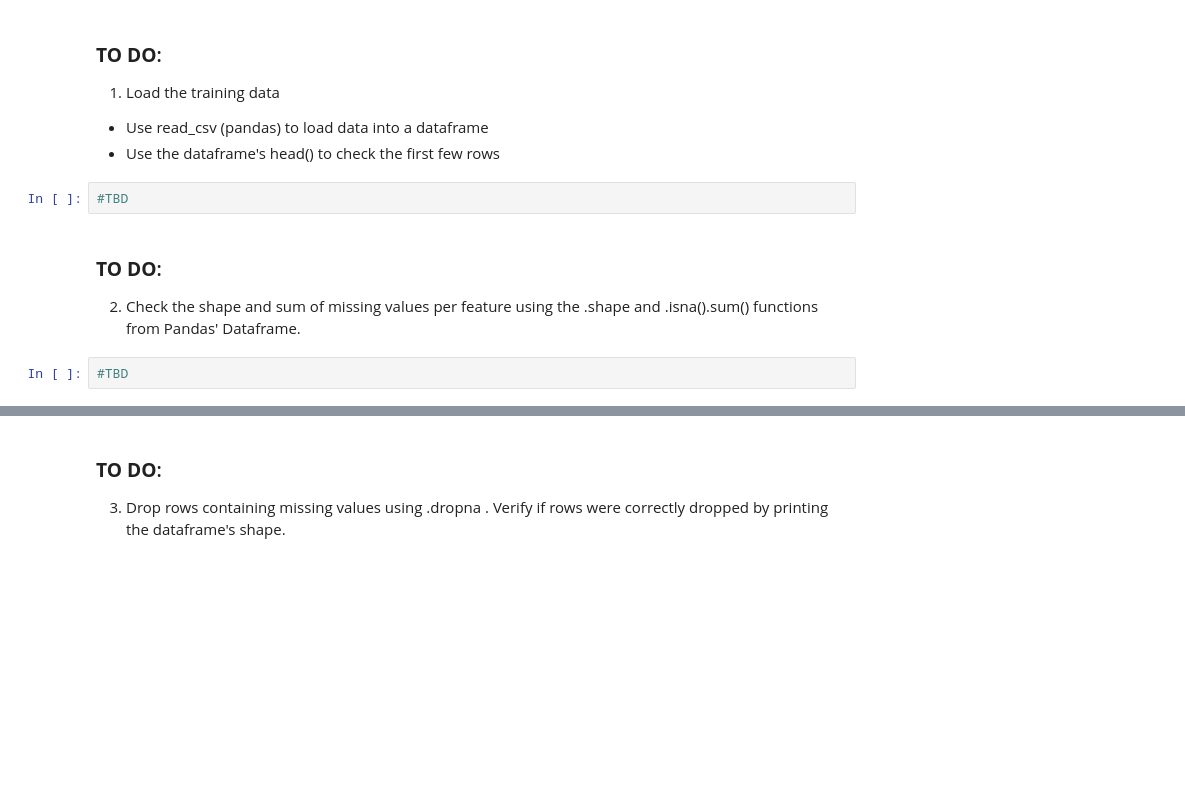
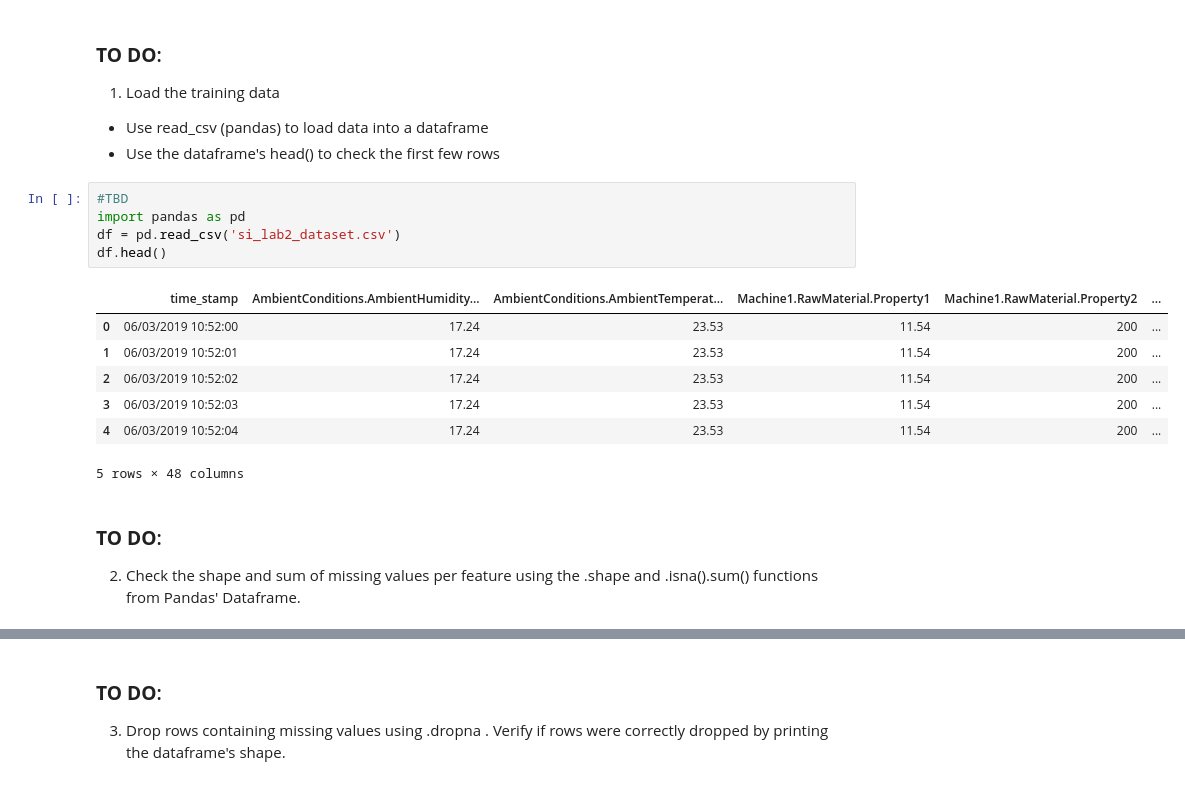
Before and after one commit to jpd-oliveira/SI-Lab-2, a Jupyter notebook: SI_Lab2_20_21.ipynb, the cells around one changed output, grey strips where cells are left out. Cells and saved outputs as stored; diff of their text form; blank space fills up the shorter version.

```diff
--- a/SI_Lab2_20_21.ipynb
+++ b/SI_Lab2_20_21.ipynb
@@ -69,10 +69,19 @@ Please refer to the lab staff for additional info regarding possible additional
 1) Load the training data
 * Use read_csv (pandas) to load data into a dataframe
 * Use the dataframe's head() to check the first few rows
-# %%
-#TBD
+# %%
+#TBD
+import pandas as pd
+df = pd.read_csv('si_lab2_dataset.csv')
+df.head()
+# %% [output]
+|  | time_stamp | AmbientConditions.AmbientHumidity... | AmbientConditions.AmbientTemperat... | Machine1.RawMaterial.Property1 | Machine1.RawMaterial.Property2 | ... |
+| 0 | 06/03/2019 10:52:00 | 17.24 | 23.53 | 11.54 | 200 | ... |
+| 1 | 06/03/2019 10:52:01 | 17.24 | 23.53 | 11.54 | 200 | ... |
+| 2 | 06/03/2019 10:52:02 | 17.24 | 23.53 | 11.54 | 200 | ... |
+| 3 | 06/03/2019 10:52:03 | 17.24 | 23.53 | 11.54 | 200 | ... |
+| 4 | 06/03/2019 10:52:04 | 17.24 | 23.53 | 11.54 | 200 | ... |
+5 rows × 48 columns
 # %% [markdown]
 ### **TO DO**:
 2) Check the shape and sum of missing values per feature using the .shape and .isna().sum() functions from Pandas' Dataframe.
-# %%
-#TBD
```
Also changed, not shown: parts of 6 cells of this notebook.
